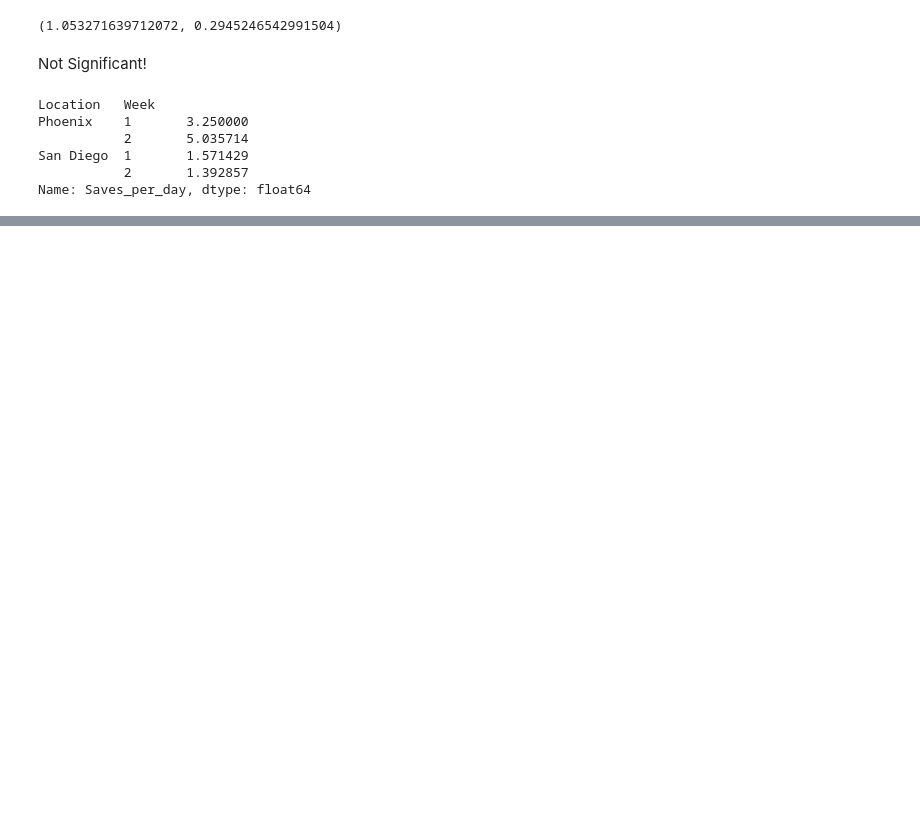
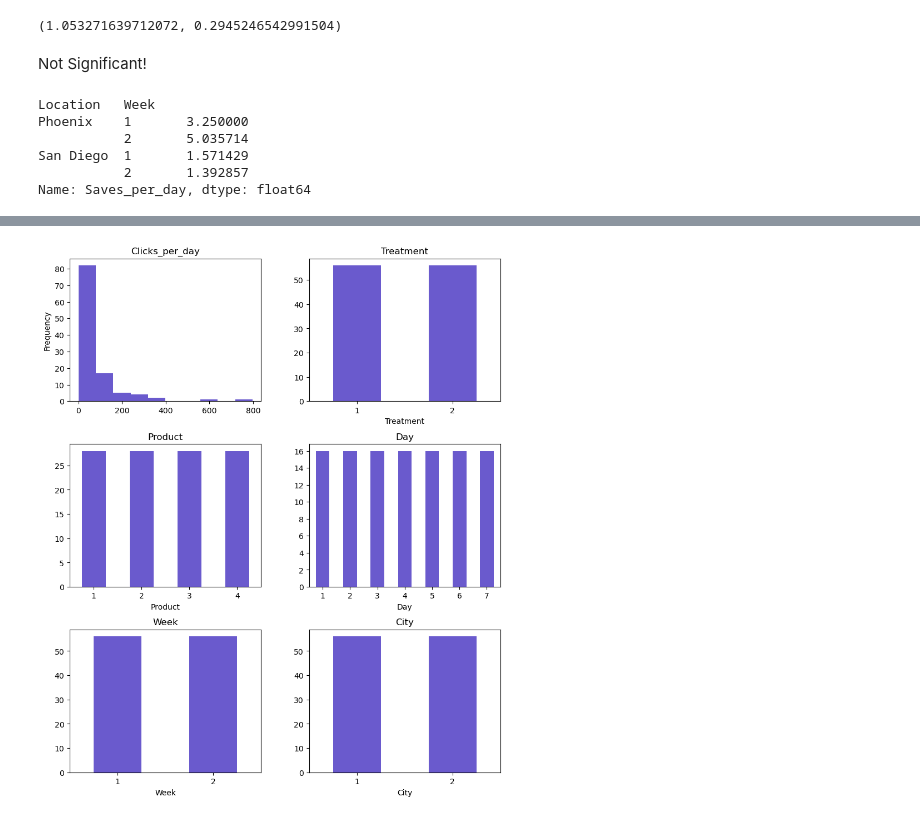
Before and after one commit to rsm-jeg031/AB-Testing-Facebook-Marketplace-Photos, a Jupyter notebook: pilot_data.ipynb, the cells around one changed output, grey strips where cells are left out. Drawn from its saved outputs; the diff is of its cells as text; code cells hidden in the pictures; blank space fills up the shorter version.

Commit message:
regression add and comments

```diff
--- a/pilot_data.ipynb
+++ b/pilot_data.ipynb
@@ -125,0 +144,6 @@ Name: Saves_per_day, dtype: float64
+# %%
+categorical_vars = ['Treatment', 'Product', 'Day', 'Week', 'City']
+
+# Convert variables to categorical
+for var in categorical_vars:
+    pilot_data[var] = pilot_data[var].astype('category')
@@ -125,0 +167,3 @@ Name: Saves_per_day, dtype: float64
+# %%
+clicks_reg = rsm.model.regress({"clicks regression": pilot_data}, rvar = "Clicks_per_day", evar = ["Treatment", "Product", "Day", "Week", "City"])
+clicks_reg.summary()
@@ -125,0 +188,4 @@ Name: Saves_per_day, dtype: float64
+# %%
+clicks_reg.plot('distr')
+# %% [output]
+[figure, added]
```
Also changed, not shown: parts of 20 cells of this notebook.
